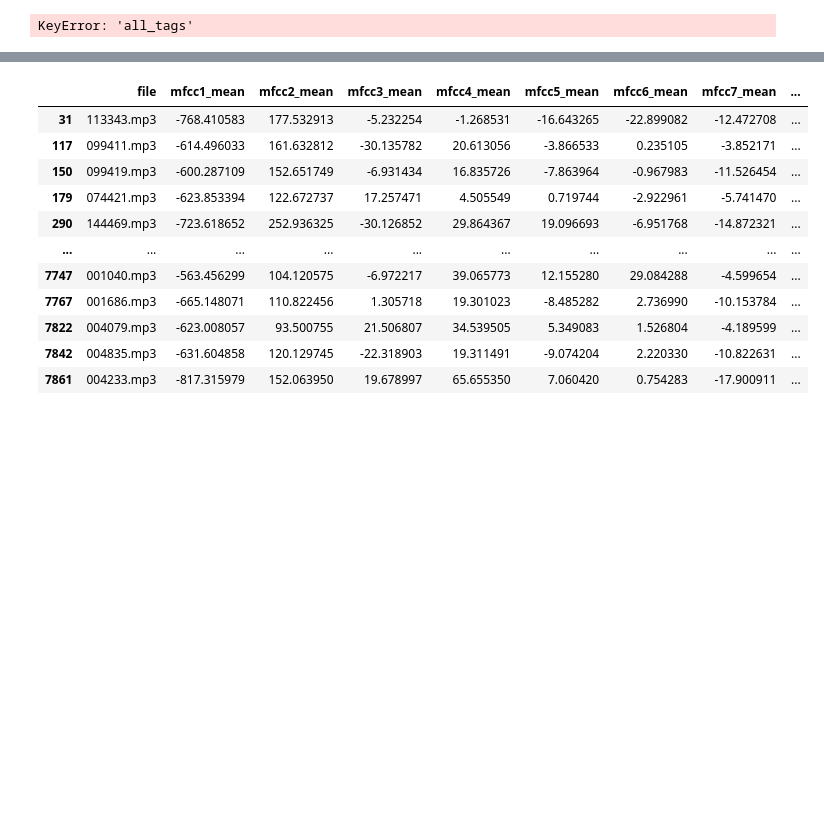
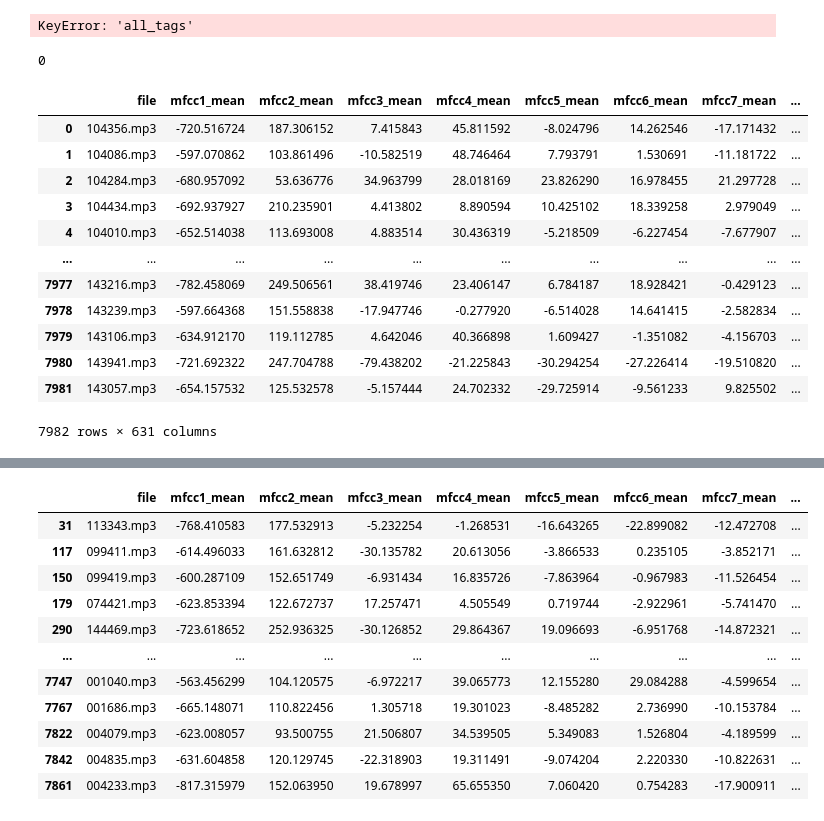
Before and after one commit to obi-1-konobe/music_similarity, a Jupyter notebook: notebooks/Untitled.ipynb, the cells around one changed output, grey strips where cells are left out. Saved outputs shown, nothing was run; the diff lists cells and outputs as text; code cells hidden in the pictures; blank space fills up the shorter version.

```diff
--- a/notebooks/Untitled.ipynb
+++ b/notebooks/Untitled.ipynb
@@ -111,3 +119,26 @@ while len(test_idx) < 100:
         test_idx.append(idx)
 # %% [output]
 KeyError: 'all_tags'
+# %%
+df['id'] = [int(x[:-4]) for x in df['file']]
+# df = df.astype({'id':np.int64})
+# %%
+(df_res.drop(columns='id') != df.drop(columns=['id', 'file'])).sum().sum()
+# %% [output]
+0
+# %%
+df
+# %% [output]
+|  | file | mfcc1_mean | mfcc2_mean | mfcc3_mean | mfcc4_mean | mfcc5_mean | mfcc6_mean | mfcc7_mean | ... |
+| 0 | 104356.mp3 | -720.516724 | 187.306152 | 7.415843 | 45.811592 | -8.024796 | 14.262546 | -17.171432 | ... |
+| 1 | 104086.mp3 | -597.070862 | 103.861496 | -10.582519 | 48.746464 | 7.793791 | 1.530691 | -11.181722 | ... |
+| 2 | 104284.mp3 | -680.957092 | 53.636776 | 34.963799 | 28.018169 | 23.826290 | 16.978455 | 21.297728 | ... |
+| 3 | 104434.mp3 | -692.937927 | 210.235901 | 4.413802 | 8.890594 | 10.425102 | 18.339258 | 2.979049 | ... |
+| 4 | 104010.mp3 | -652.514038 | 113.693008 | 4.883514 | 30.436319 | -5.218509 | -6.227454 | -7.677907 | ... |
+| ... | ... | ... | ... | ... | ... | ... | ... | ... | ... |
+| 7977 | 143216.mp3 | -782.458069 | 249.506561 | 38.419746 | 23.406147 | 6.784187 | 18.928421 | -0.429123 | ... |
+| 7978 | 143239.mp3 | -597.664368 | 151.558838 | -17.947746 | -0.277920 | -6.514028 | 14.641415 | -2.582834 | ... |
+| 7979 | 143106.mp3 | -634.912170 | 119.112785 | 4.642046 | 40.366898 | 1.609427 | -1.351082 | -4.156703 | ... |
+| 7980 | 143941.mp3 | -721.692322 | 247.704788 | -79.438202 | -21.225843 | -30.294254 | -27.226414 | -19.510820 | ... |
+| 7981 | 143057.mp3 | -654.157532 | 125.532578 | -5.157444 | 24.702332 | -29.725914 | -9.561233 | 9.825502 | ... |
+7982 rows × 631 columns
```
Also changed, not shown: parts of 17 cells of this notebook, 6 other files.
